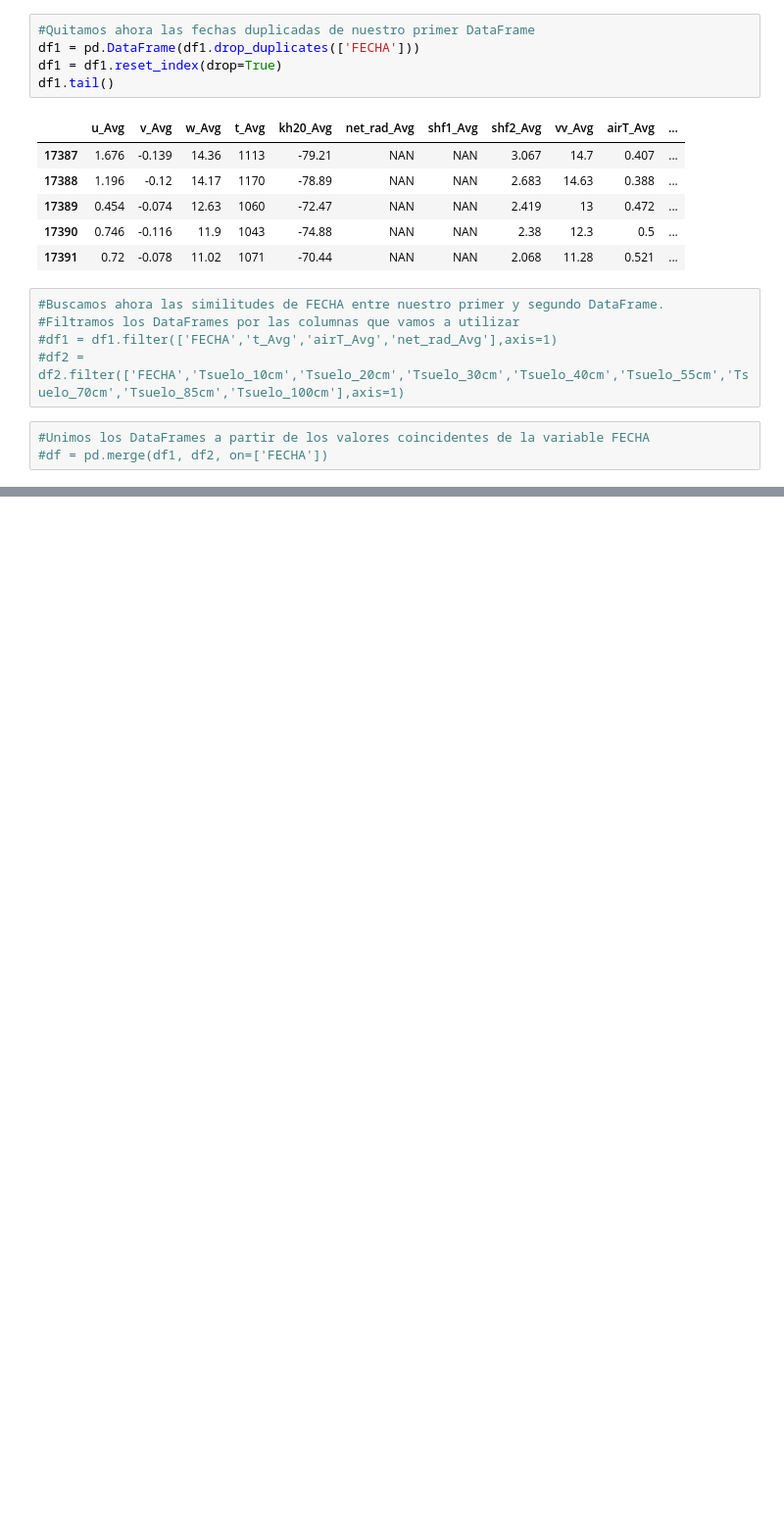
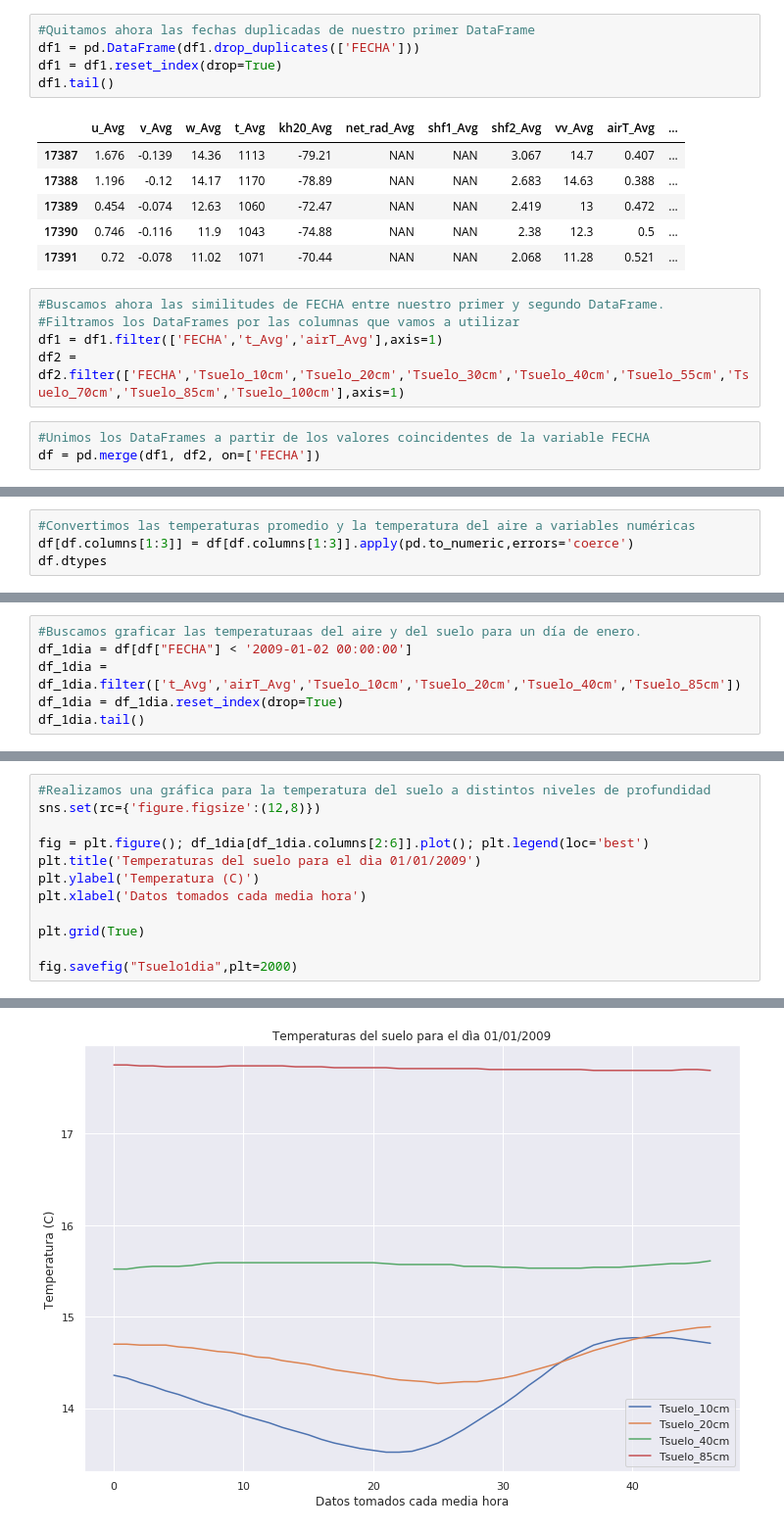
Before and after one commit to JoseDGV/Fisica_Computacional, a Jupyter notebook: Actividad 8.ipynb, the cells around one changed output, grey strips where cells are left out. Shown at 98% size. Cells and saved outputs as stored; diff of their text form; blank space fills up the shorter version.

```diff
--- a/Actividad 8.ipynb
+++ b/Actividad 8.ipynb
@@ -259,8 +264,8 @@ df1.tail()
 # %%
 #Buscamos ahora las similitudes de FECHA entre nuestro primer y segundo DataFrame.
 #Filtramos los DataFrames por las columnas que vamos a utilizar
-#df1 = df1.filter(['FECHA','t_Avg','airT_Avg','net_rad_Avg'],axis=1)
-#df2 = df2.filter(['FECHA','Tsuelo_10cm','Tsuelo_20cm','Tsuelo_30cm','Tsuelo_40cm','Tsuelo_55cm','Tsuelo_70cm','Tsuelo_85cm','Tsuelo_100cm'],axis=1)
+df1 = df1.filter(['FECHA','t_Avg','airT_Avg'],axis=1)
+df2 = df2.filter(['FECHA','Tsuelo_10cm','Tsuelo_20cm','Tsuelo_30cm','Tsuelo_40cm','Tsuelo_55cm','Tsuelo_70cm','Tsuelo_85cm','Tsuelo_100cm'],axis=1)
 # %%
 #Unimos los DataFrames a partir de los valores coincidentes de la variable FECHA
-#df = pd.merge(df1, df2, on=['FECHA'])
+df = pd.merge(df1, df2, on=['FECHA'])
@@ -308,0 +281,4 @@ dtype: object
+# %%
+#Convertimos las temperaturas promedio y la temperatura del aire a variables numéricas
+df[df.columns[1:3]] = df[df.columns[1:3]].apply(pd.to_numeric,errors='coerce')
+df.dtypes
@@ -308,0 +298,6 @@ dtype: object
+# %%
+#Buscamos graficar las temperaturaas del aire y del suelo para un día de enero.
+df_1dia = df[df["FECHA"] < '2009-01-02 00:00:00']
+df_1dia = df_1dia.filter(['t_Avg','airT_Avg','Tsuelo_10cm','Tsuelo_20cm','Tsuelo_40cm','Tsuelo_85cm'])
+df_1dia = df_1dia.reset_index(drop=True)
+df_1dia.tail()
@@ -308,0 +311,13 @@ dtype: object
+# %%
+#Realizamos una gráfica para la temperatura del suelo a distintos niveles de profundidad
+sns.set(rc={'figure.figsize':(12,8)})
+
+fig = plt.figure(); df_1dia[df_1dia.columns[2:6]].plot(); plt.legend(loc='best')
+plt.title('Temperaturas del suelo para el dìa 01/01/2009')
+plt.ylabel('Temperatura (C)')
+plt.xlabel('Datos tomados cada media hora')
+
+plt.grid(True)
+
+fig.savefig("Tsuelo1dia",plt=2000)
+# %% [output]
@@ -308,0 +325 @@ dtype: object
+[figure, added]
```
Also changed, not shown: parts of 37 cells of this notebook.
